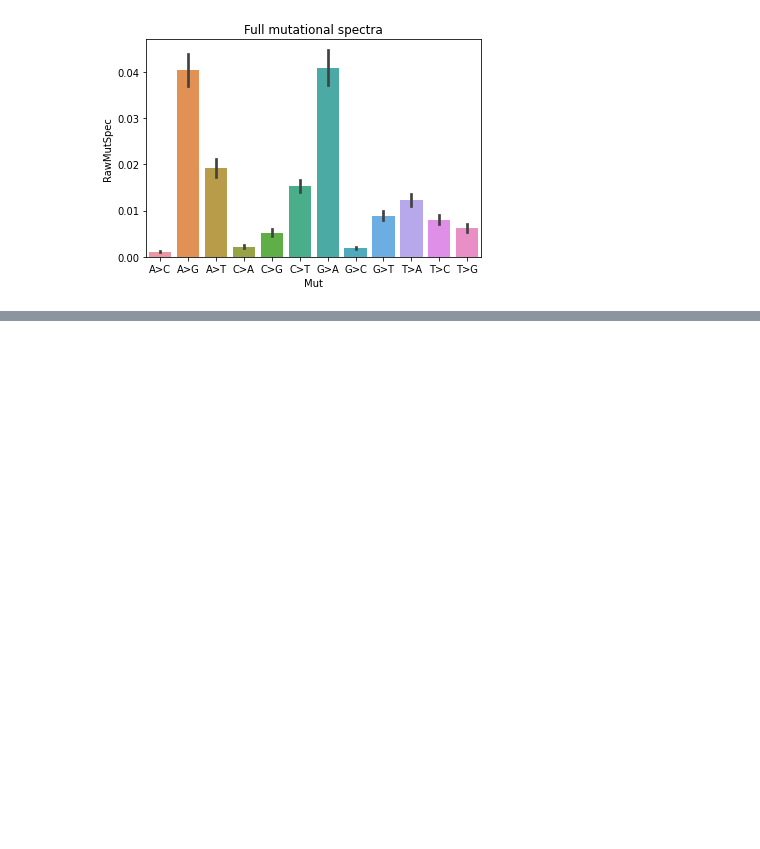
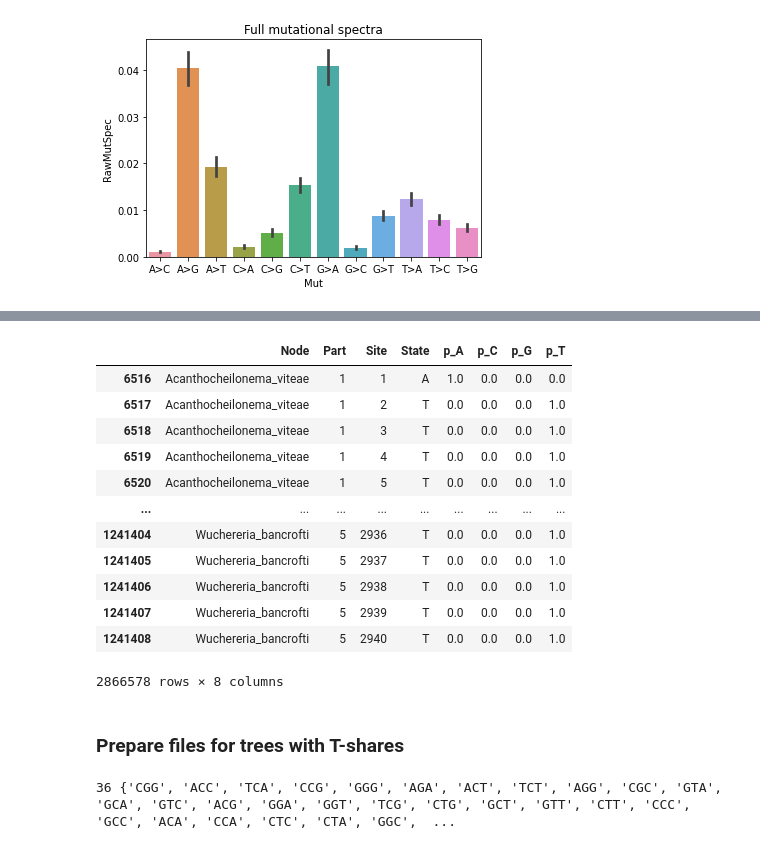
Before and after one commit to kpotoh/birds, a Jupyter notebook: nb/mut_extraction.ipynb, the cells around one changed output, grey strips where cells are left out. Cells and saved outputs as stored; diff of their text form; code cells hidden in the pictures; blank space fills up the shorter version.

```diff
--- a/nb/mut_extraction.ipynb
+++ b/nb/mut_extraction.ipynb
@@ -156,0 +157,18 @@ for n1 in "ACGT":
+# %%
+states
+# %% [output]
+|  | Node | Part | Site | State | p_A | p_C | p_G | p_T |
+| 6516 | Acanthocheilonema_viteae | 1 | 1 | A | 1.0 | 0.0 | 0.0 | 0.0 |
+| 6517 | Acanthocheilonema_viteae | 1 | 2 | T | 0.0 | 0.0 | 0.0 | 1.0 |
+| 6518 | Acanthocheilonema_viteae | 1 | 3 | T | 0.0 | 0.0 | 0.0 | 1.0 |
+| 6519 | Acanthocheilonema_viteae | 1 | 4 | T | 0.0 | 0.0 | 0.0 | 1.0 |
+| 6520 | Acanthocheilonema_viteae | 1 | 5 | T | 0.0 | 0.0 | 0.0 | 1.0 |
+| ... | ... | ... | ... | ... | ... | ... | ... | ... |
+| 1241404 | Wuchereria_bancrofti | 5 | 2936 | T | 0.0 | 0.0 | 0.0 | 1.0 |
+| 1241405 | Wuchereria_bancrofti | 5 | 2937 | T | 0.0 | 0.0 | 0.0 | 1.0 |
+| 1241406 | Wuchereria_bancrofti | 5 | 2938 | T | 0.0 | 0.0 | 0.0 | 1.0 |
+| 1241407 | Wuchereria_bancrofti | 5 | 2939 | T | 0.0 | 0.0 | 0.0 | 1.0 |
+| 1241408 | Wuchereria_bancrofti | 5 | 2940 | T | 0.0 | 0.0 | 0.0 | 1.0 |
+2866578 rows × 8 columns
+# %% [markdown]
+### Prepare files for trees with T-shares
@@ -156,0 +183,15 @@ for n1 in "ACGT":
+# %%
+# fourfold sites
+ff_states = ...
+
+import sys
+
+sys.path.append("/home/kpotoh/birds/ff_codonsscripts")
+
+from utils import extract_ff_codons
+
+
+ff_codons = extract_ff_codons(5)
+print(len(ff_codons), ff_codons)
+# %% [output]
+36 {'CGG', 'ACC', 'TCA', 'CCG', 'GGG', 'AGA', 'ACT', 'TCT', 'AGG', 'CGC', 'GTA', 'GCA', 'GTC', 'ACG', 'GGA', 'GGT', 'TCG', 'CTG', 'GCT', 'GTT', 'CTT', 'CCC', 'GCC', 'ACA', 'CCA', 'CTC', 'CTA', 'GGC',  ...
```
Also changed, not shown: parts of 7 cells of this notebook, 8 other files.
